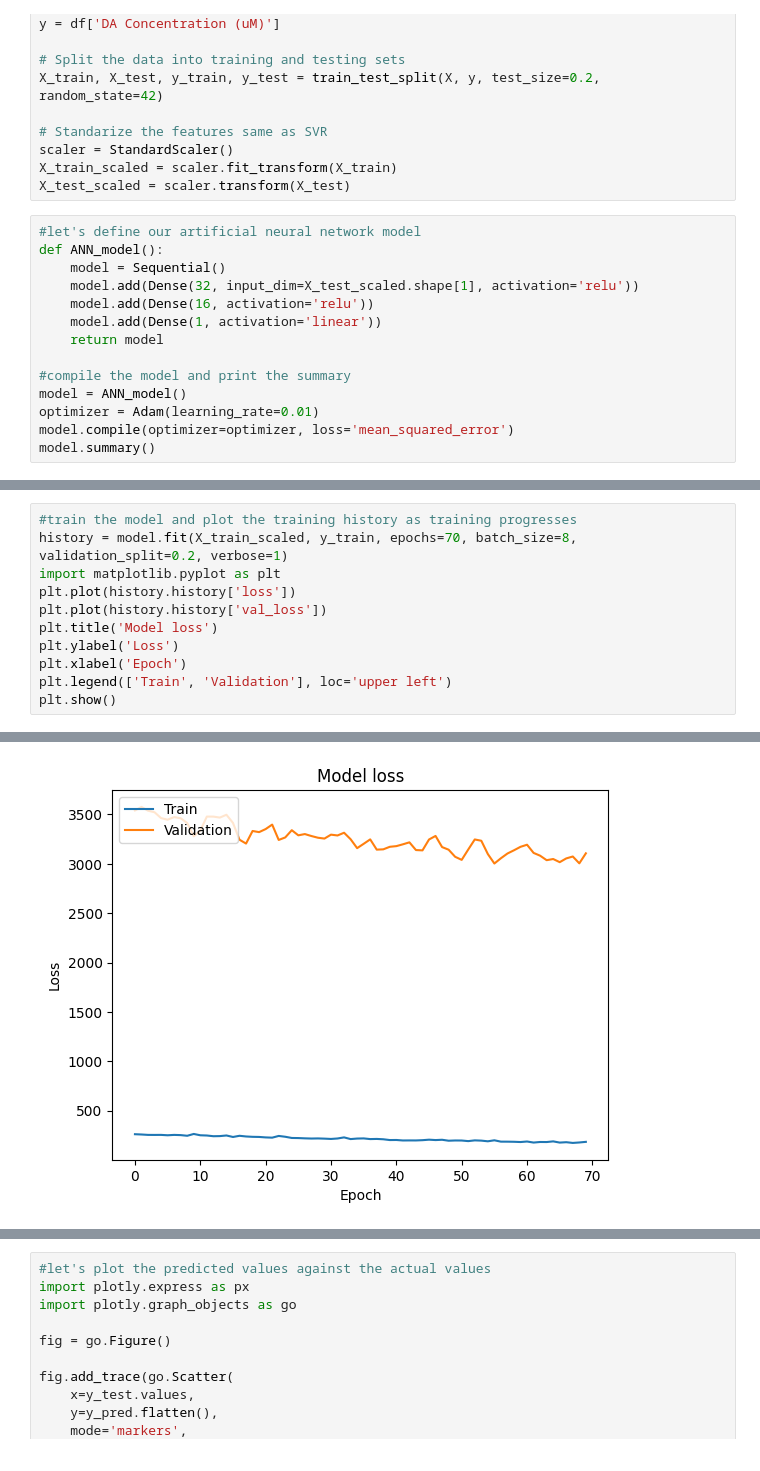
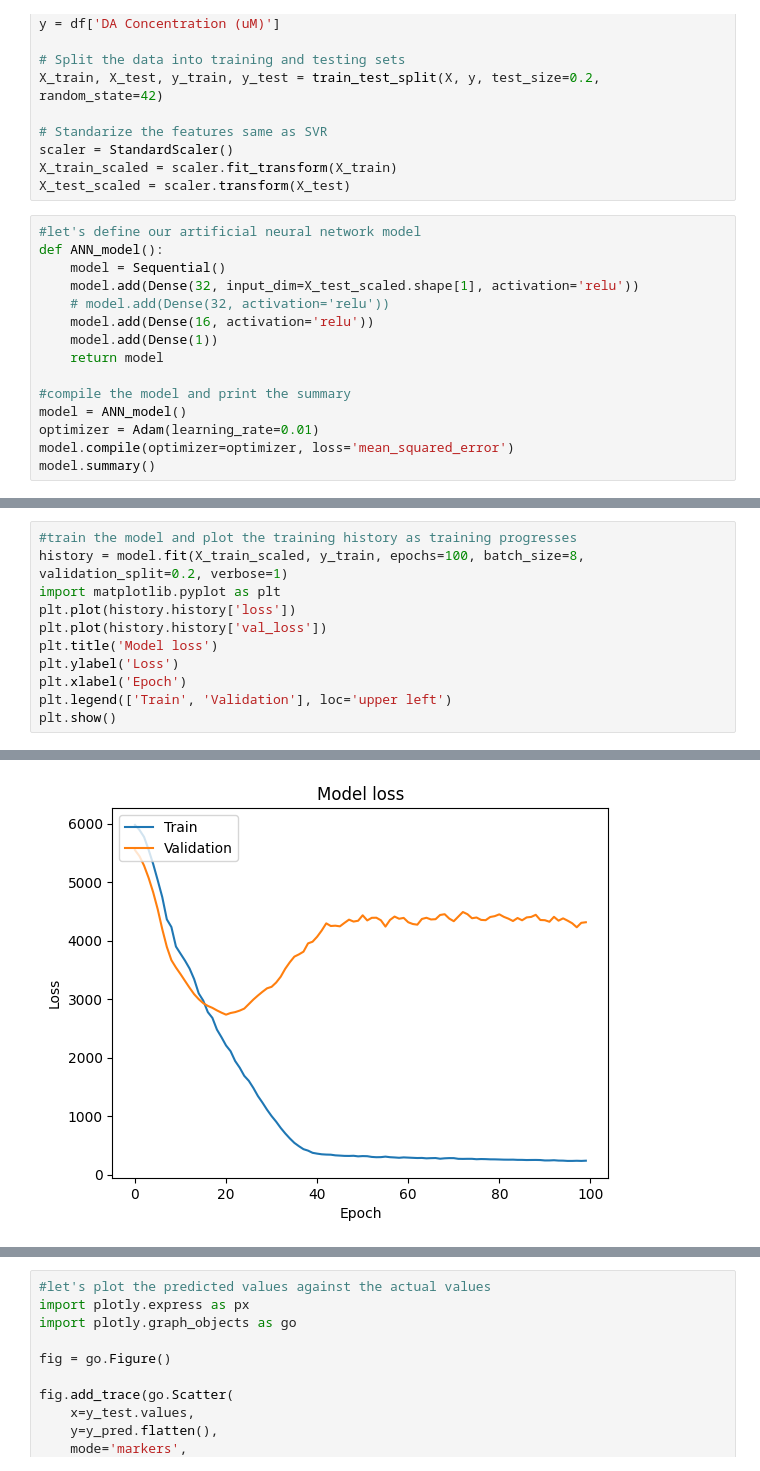
Before and after one commit to Prithviraj97/Machine-Learning-Fundamentals, a Jupyter notebook: ML Algorithms/ANN.ipynb, the cells around one changed output, grey strips where cells are left out. Cells and saved outputs as stored; diff of their text form.

```diff
--- a/ML Algorithms/ANN.ipynb
+++ b/ML Algorithms/ANN.ipynb
@@ -32,8 +32,9 @@ X_test_scaled = scaler.transform(X_test)
 def ANN_model():
     model = Sequential()
     model.add(Dense(32, input_dim=X_test_scaled.shape[1], activation='relu'))
+    # model.add(Dense(32, activation='relu'))
     model.add(Dense(16, activation='relu'))
-    model.add(Dense(1, activation='linear'))
+    model.add(Dense(1))
     return model
 
 #compile the model and print the summary
@@ -58,6 +60,6 @@ Model: "sequential"
 # %%
 #train the model and plot the training history as training progresses
-history = model.fit(X_train_scaled, y_train, epochs=70, batch_size=8, validation_split=0.2, verbose=1)
+history = model.fit(X_train_scaled, y_train, epochs=100, batch_size=8, validation_split=0.2, verbose=1)
 import matplotlib.pyplot as plt
 plt.plot(history.history['loss'])
 plt.plot(history.history['val_loss'])
@@ -87,4 +89,4 @@ Epoch 70/70
-[figure, old version]
+[figure, new version]
 # %%
 #predict the target variable using the test set
 y_pred = model.predict(X_test_scaled)
```
Also changed, not shown: parts of 4 cells of this notebook, 3 other files.
